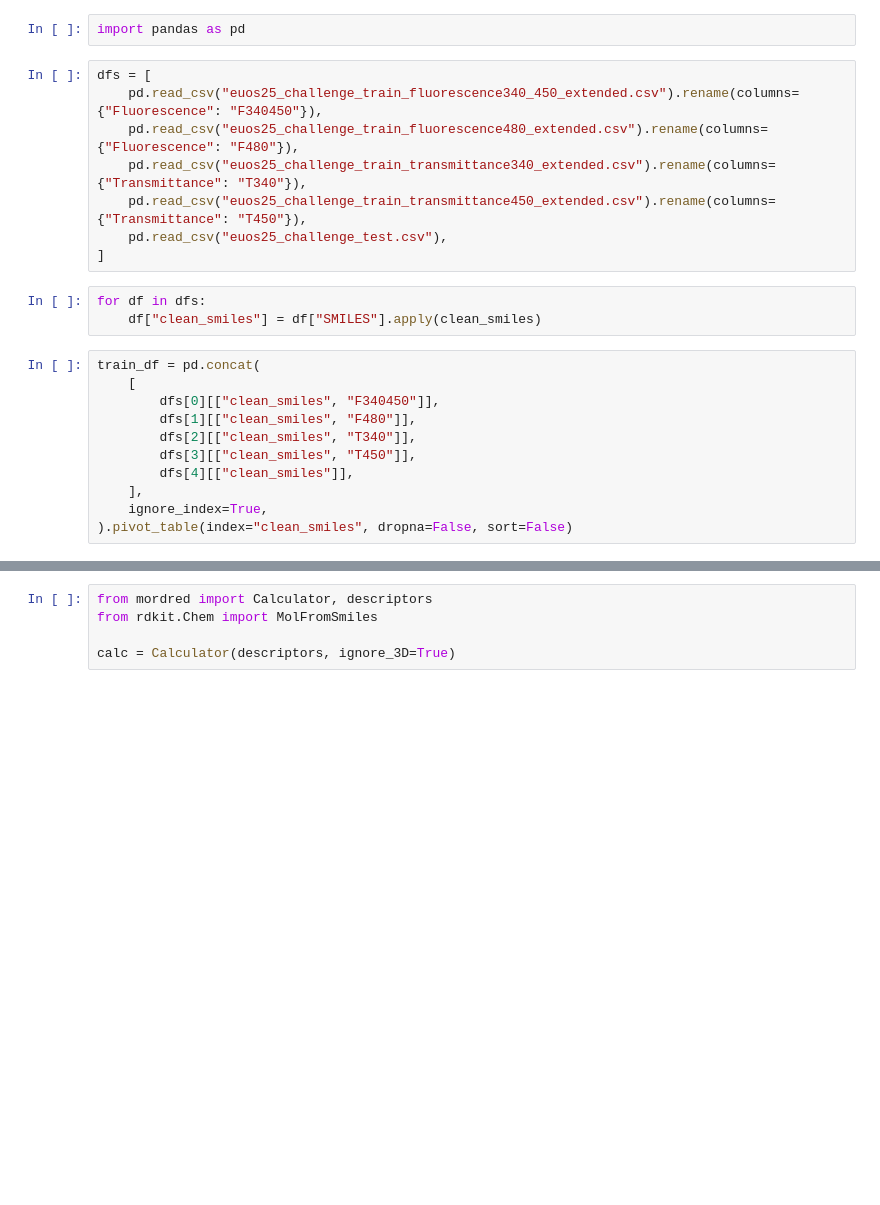
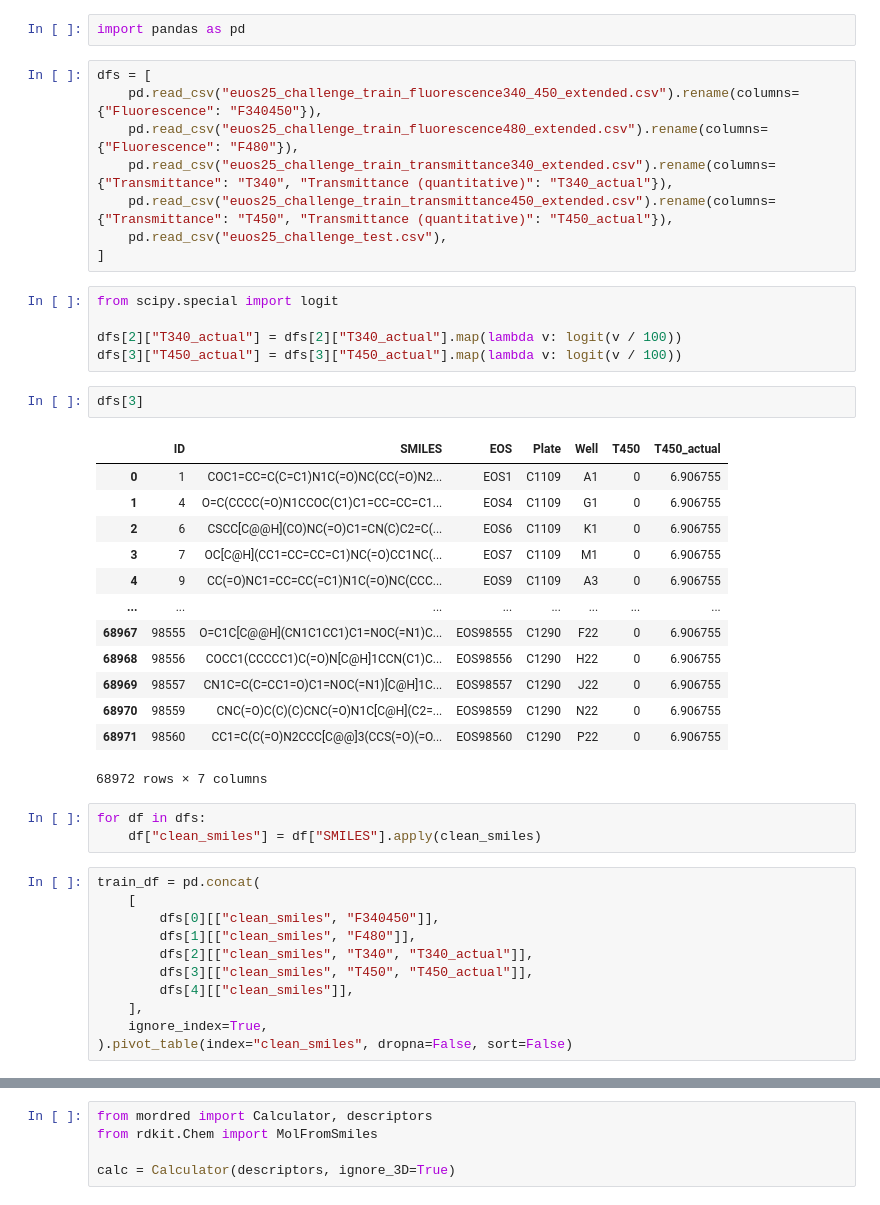
Before and after one commit to JacksonBurns/eous25, a Jupyter notebook: data/prepare_data.ipynb, the cells around one changed output, grey strips where cells are left out. Cells and saved outputs as stored; diff of their text form; blank space fills up the shorter version.

```diff
--- a/data/prepare_data.ipynb
+++ b/data/prepare_data.ipynb
@@ -56,10 +56,31 @@ import pandas as pd
 dfs = [
     pd.read_csv("euos25_challenge_train_fluorescence340_450_extended.csv").rename(columns={"Fluorescence": "F340450"}),
     pd.read_csv("euos25_challenge_train_fluorescence480_extended.csv").rename(columns={"Fluorescence": "F480"}),
-    pd.read_csv("euos25_challenge_train_transmittance340_extended.csv").rename(columns={"Transmittance": "T340"}),
-    pd.read_csv("euos25_challenge_train_transmittance450_extended.csv").rename(columns={"Transmittance": "T450"}),
+    pd.read_csv("euos25_challenge_train_transmittance340_extended.csv").rename(columns={"Transmittance": "T340", "Transmittance (quantitative)": "T340_actual"}),
+    pd.read_csv("euos25_challenge_train_transmittance450_extended.csv").rename(columns={"Transmittance": "T450", "Transmittance (quantitative)": "T450_actual"}),
     pd.read_csv("euos25_challenge_test.csv"),
 ]
+# %%
+from scipy.special import logit
+
+dfs[2]["T340_actual"] = dfs[2]["T340_actual"].map(lambda v: logit(v / 100))
+dfs[3]["T450_actual"] = dfs[3]["T450_actual"].map(lambda v: logit(v / 100))
+# %%
+dfs[3]
+# %% [output]
+|  | ID | SMILES | EOS | Plate | Well | T450 | T450_actual |
+| 0 | 1 | COC1=CC=C(C=C1)N1C(=O)NC(CC(=O)N2... | EOS1 | C1109 | A1 | 0 | 6.906755 |
+| 1 | 4 | O=C(CCCC(=O)N1CCOC(C1)C1=CC=CC=C1... | EOS4 | C1109 | G1 | 0 | 6.906755 |
+| 2 | 6 | CSCC[C@@H](CO)NC(=O)C1=CN(C)C2=C(... | EOS6 | C1109 | K1 | 0 | 6.906755 |
+| 3 | 7 | OC[C@H](CC1=CC=CC=C1)NC(=O)CC1NC(... | EOS7 | C1109 | M1 | 0 | 6.906755 |
+| 4 | 9 | CC(=O)NC1=CC=CC(=C1)N1C(=O)NC(CCC... | EOS9 | C1109 | A3 | 0 | 6.906755 |
+| ... | ... | ... | ... | ... | ... | ... | ... |
+| 68967 | 98555 | O=C1C[C@@H](CN1C1CC1)C1=NOC(=N1)C... | EOS98555 | C1290 | F22 | 0 | 6.906755 |
+| 68968 | 98556 | COCC1(CCCCC1)C(=O)N[C@H]1CCN(C1)C... | EOS98556 | C1290 | H22 | 0 | 6.906755 |
+| 68969 | 98557 | CN1C=C(C=CC1=O)C1=NOC(=N1)[C@H]1C... | EOS98557 | C1290 | J22 | 0 | 6.906755 |
+| 68970 | 98559 | CNC(=O)C(C)(C)CNC(=O)N1C[C@H](C2=... | EOS98559 | C1290 | N22 | 0 | 6.906755 |
+| 68971 | 98560 | CC1=C(C(=O)N2CCC[C@@]3(CCS(=O)(=O... | EOS98560 | C1290 | P22 | 0 | 6.906755 |
+68972 rows × 7 columns
 # %%
 for df in dfs:
     df["clean_smiles"] = df["SMILES"].apply(clean_smiles)
@@ -68,8 +89,8 @@ train_df = pd.concat(
     [
         dfs[0][["clean_smiles", "F340450"]],
         dfs[1][["clean_smiles", "F480"]],
-        dfs[2][["clean_smiles", "T340"]],
-        dfs[3][["clean_smiles", "T450"]],
+        dfs[2][["clean_smiles", "T340", "T340_actual"]],
+        dfs[3][["clean_smiles", "T450", "T450_actual"]],
         dfs[4][["clean_smiles"]],
     ],
     ignore_index=True,
```
Also changed, not shown: parts of 4 cells of this notebook, 3 other files.
